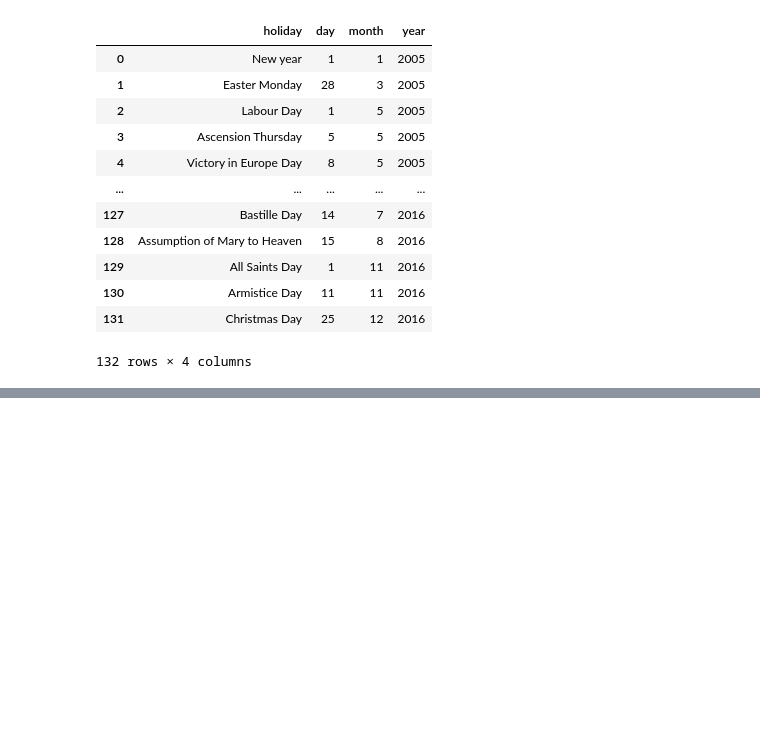
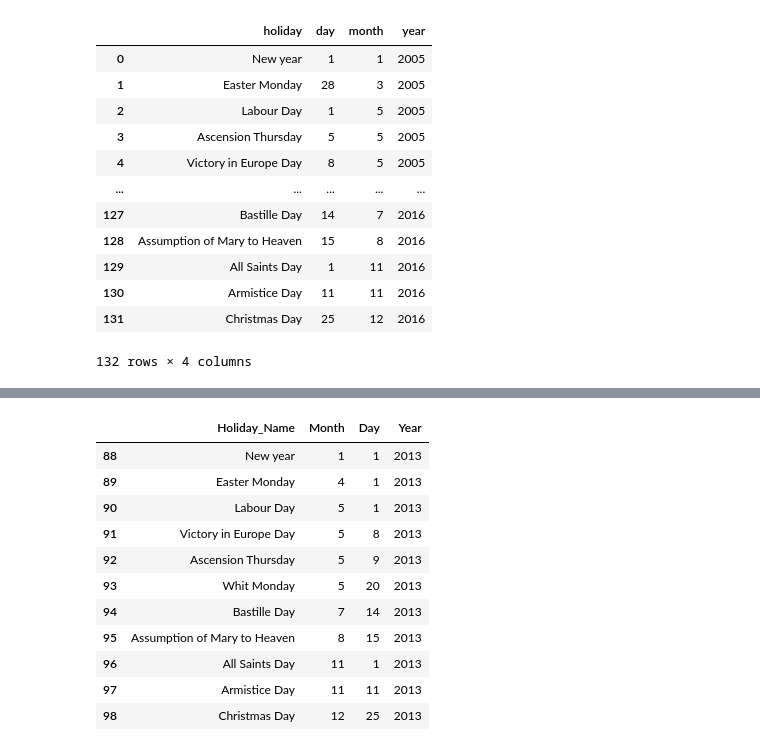
Before and after one commit to TheBlaze1/DataScience, a Jupyter notebook: AccidentsinFrance2005to2016.ipynb, the cells around one changed output, grey strips where cells are left out. Saved outputs shown, nothing was run; the diff lists cells and outputs as text; code cells hidden in the pictures; blank space fills up the shorter version.

```diff
--- a/AccidentsinFrance2005to2016.ipynb
+++ b/AccidentsinFrance2005to2016.ipynb
@@ -708,0 +773,15 @@ df_holidays_2005 = pd.DataFrame({"Acc_ID", "Month", "Day", "Year"})
+# %%
+df_holidays_2013
+# %% [output]
+|  | Holiday_Name | Month | Day | Year |
+| 88 | New year | 1 | 1 | 2013 |
+| 89 | Easter Monday | 4 | 1 | 2013 |
+| 90 | Labour Day | 5 | 1 | 2013 |
+| 91 | Victory in Europe Day | 5 | 8 | 2013 |
+| 92 | Ascension Thursday | 5 | 9 | 2013 |
+| 93 | Whit Monday | 5 | 20 | 2013 |
+| 94 | Bastille Day | 7 | 14 | 2013 |
+| 95 | Assumption of Mary to Heaven | 8 | 15 | 2013 |
+| 96 | All Saints Day | 11 | 1 | 2013 |
+| 97 | Armistice Day | 11 | 11 | 2013 |
+| 98 | Christmas Day | 12 | 25 | 2013 |
```
Also changed, not shown: parts of 14 cells of this notebook.
